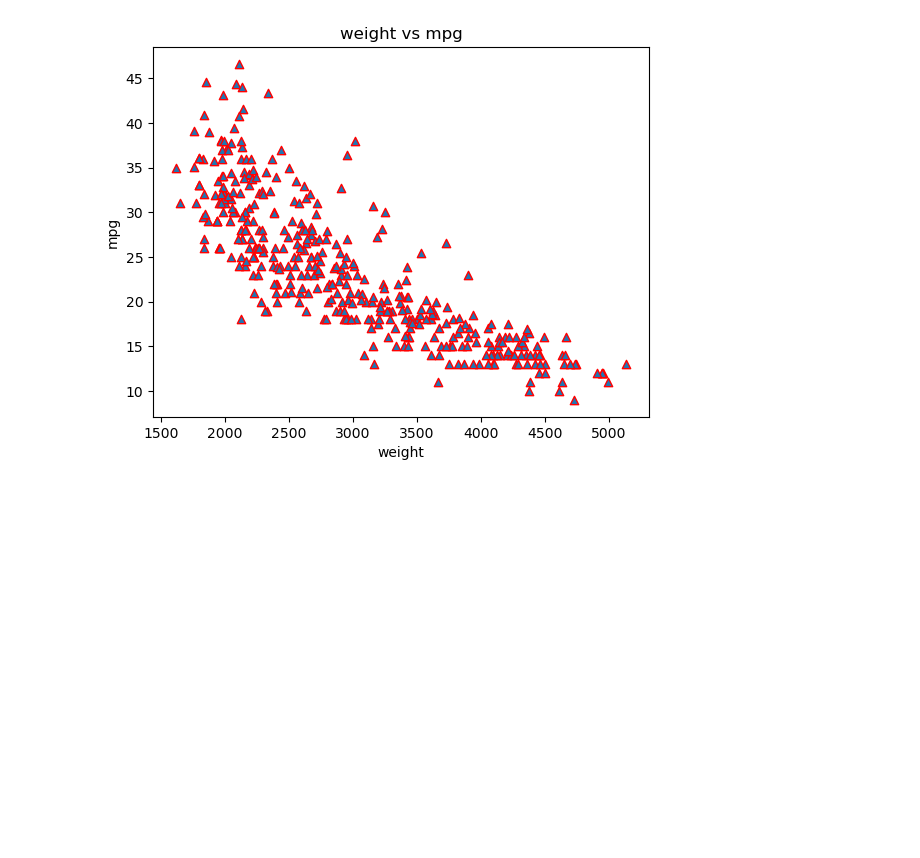
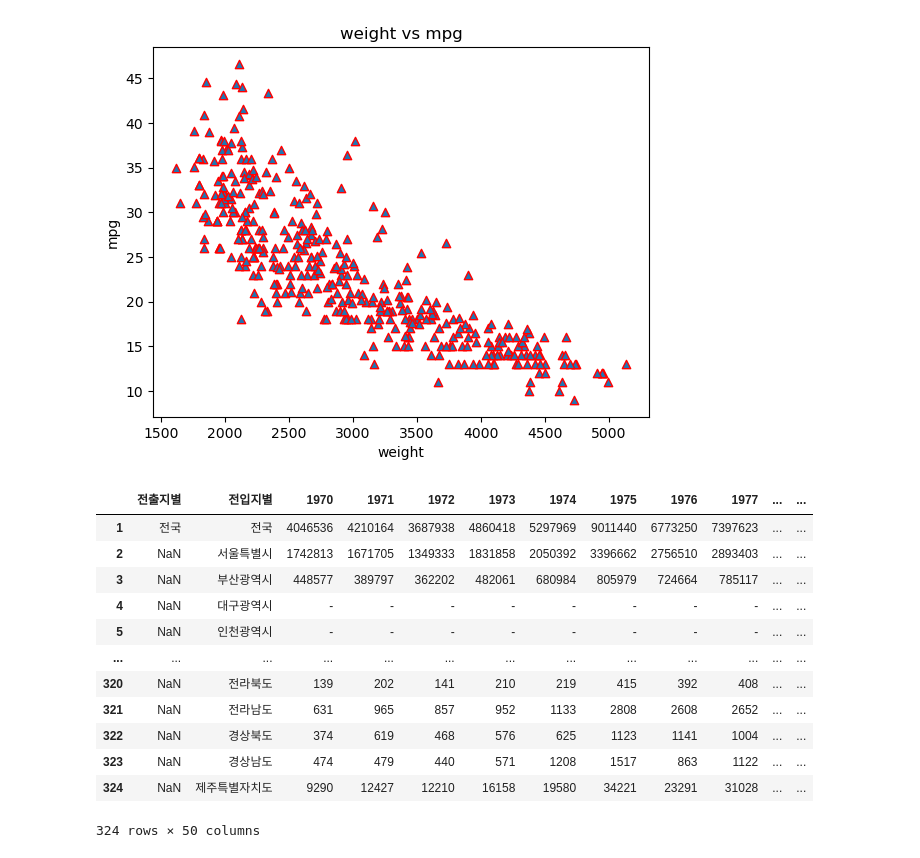
Before and after one commit to 4ix/ai_class_pandas, a Jupyter notebook: 20221220_part4.ipynb, the cells around one changed output. Drawn from its saved outputs; the diff is of its cells as text; code cells hidden in the pictures; blank space fills up the shorter version.

```diff
--- a/20221220_part4.ipynb
+++ b/20221220_part4.ipynb
@@ -44,3 +44,33 @@ plt.ylabel('mpg')
 plt.show()
 # %% [output]
 [figure]
+# %%
+## 시도별 전출입 인구수를 읽어서 df에 저장
+# 1. 전입지별이 '전국'인 자료만 추출 df_전국
+# 2. 처음행은 컬럼, 2번째 행은 제거
+
+import pandas as pd
+df = pd.read_excel('./data/시도별 전출입 인구수.xlsx')
+# df.info()
+# df['전입지별']
+df_all = df[df['전입지별']=='전국']
+df_all
+
+# df_all = df.iloc[:,2:]
+df_all = df.loc[ 1:, :]
+
+df_all
+# %% [output]
+|  | 전출지별 | 전입지별 | 1970 | 1971 | 1972 | 1973 | 1974 | 1975 | 1976 | 1977 | ... | ... |
+| 1 | 전국 | 전국 | 4046536 | 4210164 | 3687938 | 4860418 | 5297969 | 9011440 | 6773250 | 7397623 | ... | ... |
+| 2 | NaN | 서울특별시 | 1742813 | 1671705 | 1349333 | 1831858 | 2050392 | 3396662 | 2756510 | 2893403 | ... | ... |
+| 3 | NaN | 부산광역시 | 448577 | 389797 | 362202 | 482061 | 680984 | 805979 | 724664 | 785117 | ... | ... |
+| 4 | NaN | 대구광역시 | - | - | - | - | - | - | - | - | ... | ... |
+| 5 | NaN | 인천광역시 | - | - | - | - | - | - | - | - | ... | ... |
+| ... | ... | ... | ... | ... | ... | ... | ... | ... | ... | ... | ... | ... |
+| 320 | NaN | 전라북도 | 139 | 202 | 141 | 210 | 219 | 415 | 392 | 408 | ... | ... |
+| 321 | NaN | 전라남도 | 631 | 965 | 857 | 952 | 1133 | 2808 | 2608 | 2652 | ... | ... |
+| 322 | NaN | 경상북도 | 374 | 619 | 468 | 576 | 625 | 1123 | 1141 | 1004 | ... | ... |
+| 323 | NaN | 경상남도 | 474 | 479 | 440 | 571 | 1208 | 1517 | 863 | 1122 | ... | ... |
+| 324 | NaN | 제주특별자치도 | 9290 | 12427 | 12210 | 16158 | 19580 | 34221 | 23291 | 31028 | ... | ... |
+324 rows × 50 columns
```
